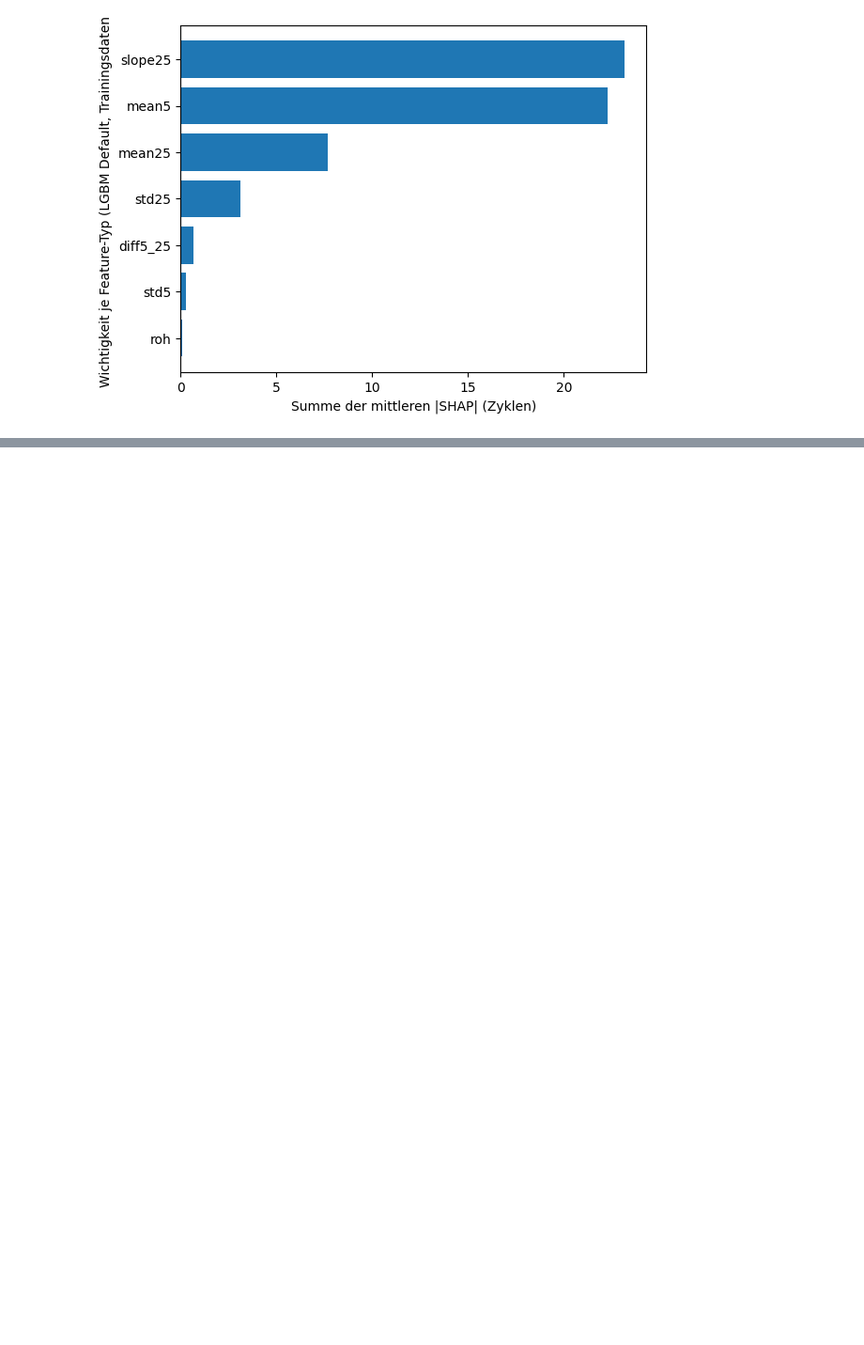
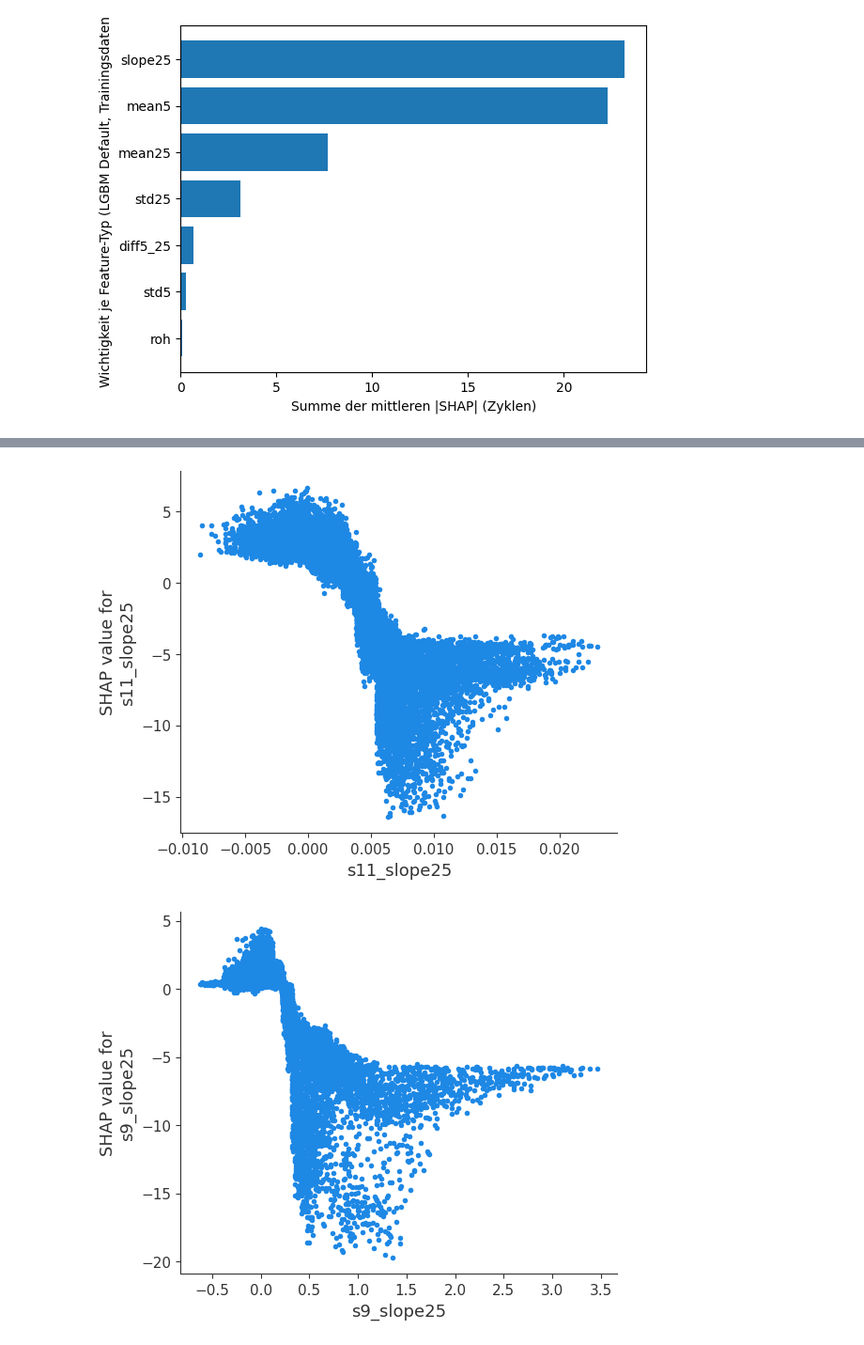
Before and after one commit to nils-pt/turbofan, a Jupyter notebook: notebooks/06_final_model.ipynb, the cells around one changed output, grey strips where cells are left out. Shown at 94% size. Drawn from its saved outputs; the diff is of its cells as text; code cells hidden in the pictures; blank space fills up the shorter version.

```diff
--- a/notebooks/06_final_model.ipynb
+++ b/notebooks/06_final_model.ipynb
@@ -140,0 +146,8 @@ plt.show()
+# %%
+n_nullen = (X["s11_slope25"]==0).sum()
+# %%
+spalte_s11_slope = X.columns.get_loc("s11_slope25")
+shap_s11_slope = shap_werte[:,spalte_s11_slope]
+# %%
+s11_slope = X["s11_slope25"].to_numpy()
+s11_slope_mask = s11_slope != 0
@@ -140,0 +170,32 @@ plt.show()
+# %%
+ergebnisse = []
+
+for col in ["s11_slope25", "s9_slope25"]:
+    n_nullen = (X[col] == 0).sum()
+    spalte = X.columns.get_loc(col)
+    shap_col = shap_werte[:, spalte]
+    slope = X[col].to_numpy()
+    col_mask = slope != 0
+
+    x_spear = slope[col_mask]
+    y_spear = shap_col[col_mask]
+
+    rho = spearmanr(x_spear, y_spear).statistic
+    mean_at_0 = shap_col[~col_mask].mean()
+
+    ergebnisse.append({
+        "feature": col,
+        "n_nullen": n_nullen,
+        "rho": rho,
+        "shap bei 0":  mean_at_0,
+    })
+
+    shap.dependence_plot(col, shap_werte, X, interaction_index=None, show= False)
+    plt.savefig(f"../reports/figures/shap_dependence_plot_{col}.png", dpi = 150, bbox_inches = "tight")
+    plt.show()
+
+
+tabelle = pd.DataFrame(ergebnisse)
+# %% [output]
+[figure, added]
+[figure, added]
```
Also changed, not shown: parts of 9 cells of this notebook, 3 other files.
